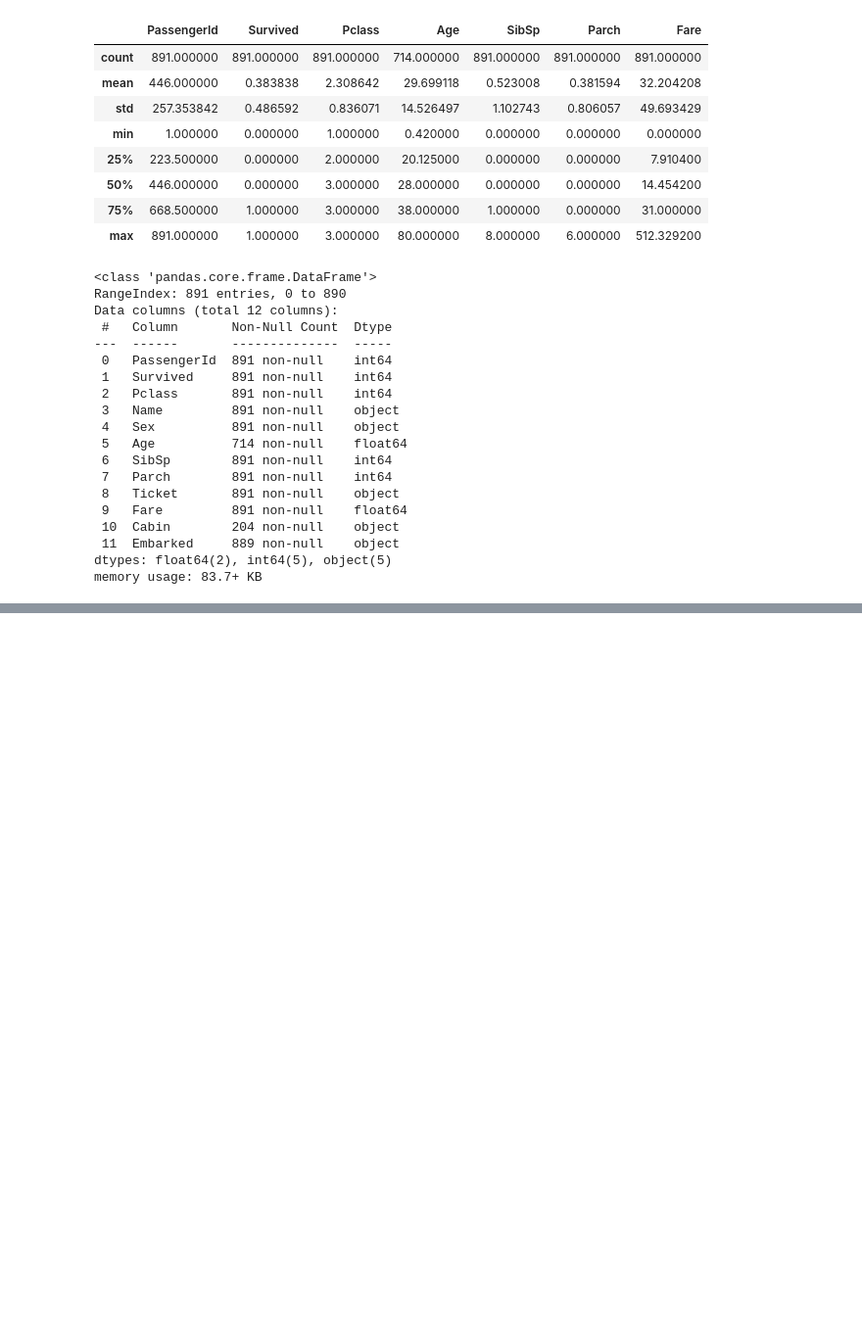
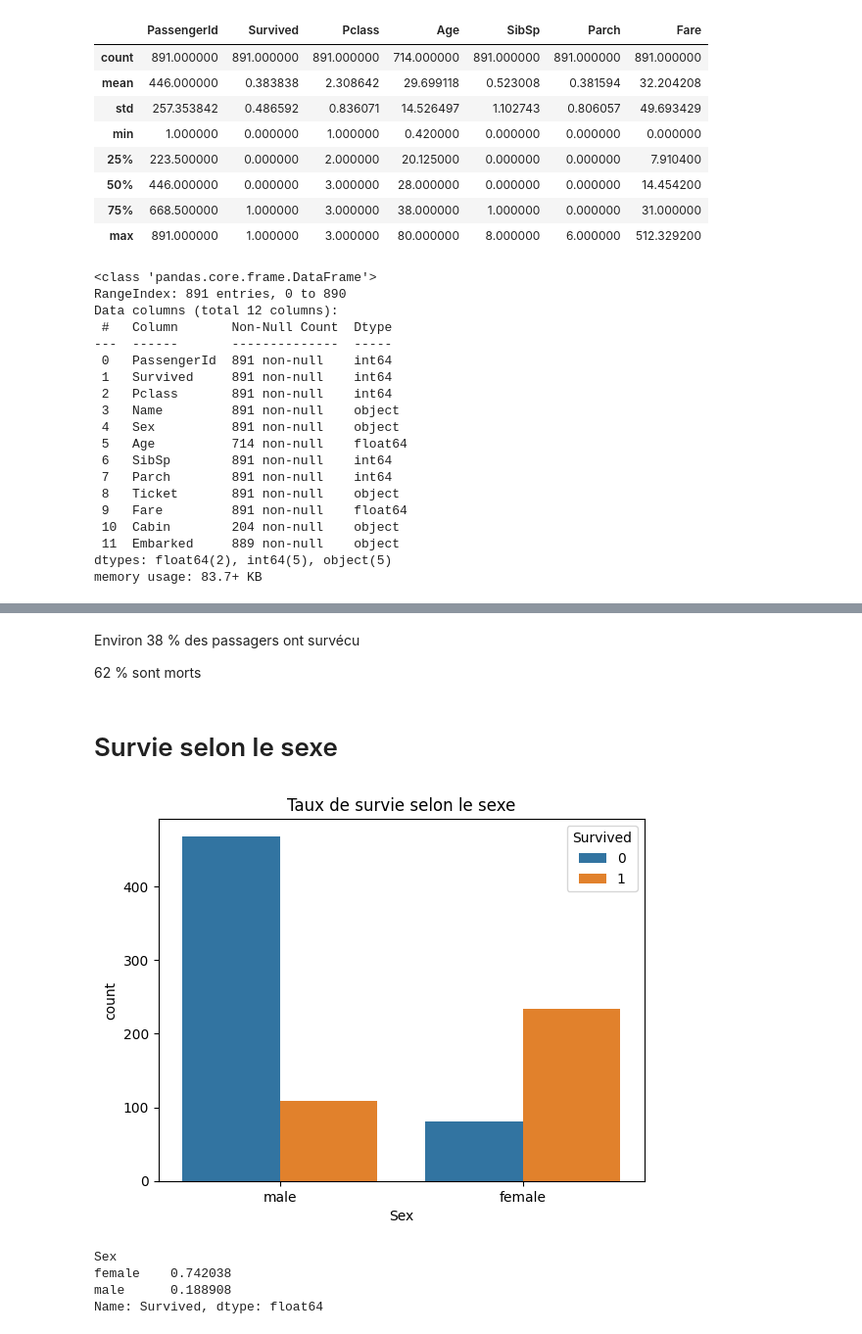
Before and after one commit to koubbahamza/01_titanic_statistical_analysis, a Jupyter notebook: notebooks/01_data_analysis.ipynb, the cells around one changed output, grey strips where cells are left out. Shown at 98% size. Cells and saved outputs as stored; diff of their text form; code cells hidden in the pictures; blank space fills up the shorter version.

```diff
--- a/notebooks/01_data_analysis.ipynb
+++ b/notebooks/01_data_analysis.ipynb
@@ -76,0 +112,18 @@ memory usage: 83.7+ KB
+# %% [markdown]
+Environ 38 % des passagers ont survécu
+
+62 % sont morts
+# %% [markdown]
+# Survie selon le sexe
+# %%
+sns.countplot(data=train, x='Sex', hue='Survived')
+plt.title("Taux de survie selon le sexe")
+plt.show()
+
+train.groupby('Sex')['Survived'].mean()
+# %% [output]
+[figure, added]
+Sex
+female    0.742038
+male      0.188908
+Name: Survived, dtype: float64
```
Also changed, not shown: parts of 23 cells of this notebook, 2 other files.
